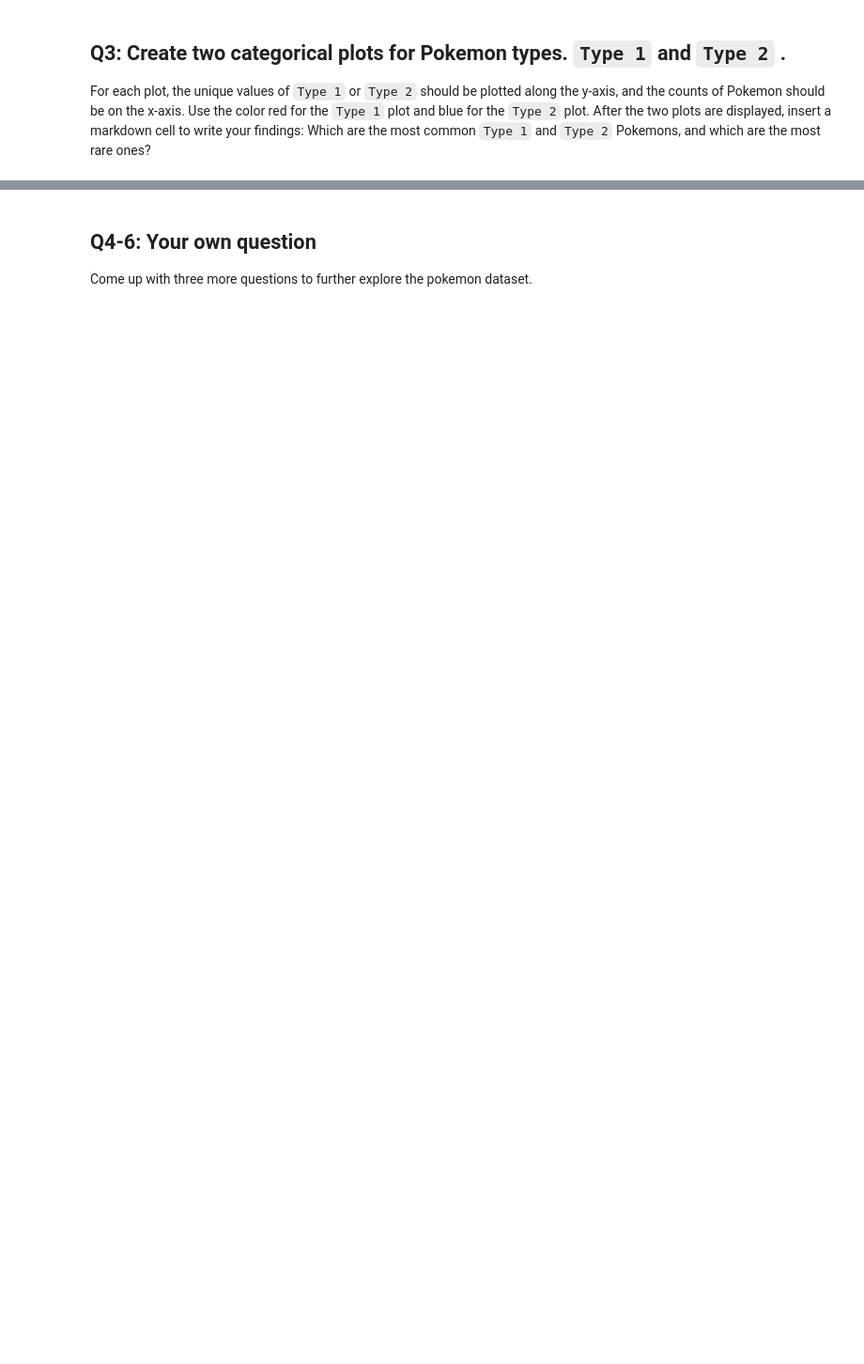
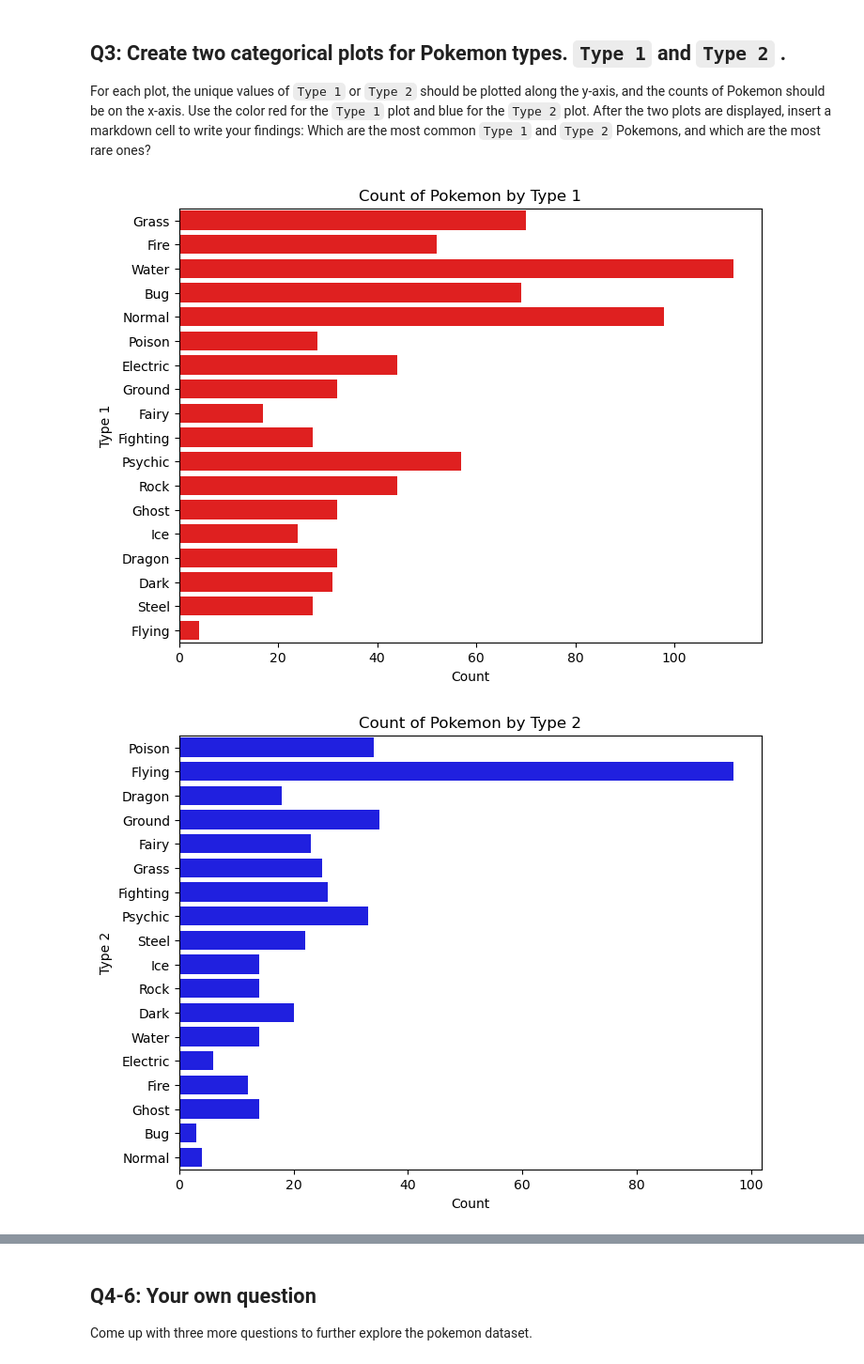
Before and after one commit to CS133-DataVisualization/cl-and-homework-thang-cao13, a Jupyter notebook: Module03_seaborn/M03_HW03_seaborn.ipynb, the cells around one changed output, grey strips where cells are left out. Shown at 94% size. Saved outputs shown, nothing was run; the diff lists cells and outputs as text; code cells hidden in the pictures; blank space fills up the shorter version.

```diff
--- a/Module03_seaborn/M03_HW03_seaborn.ipynb
+++ b/Module03_seaborn/M03_HW03_seaborn.ipynb
@@ -48,0 +80,29 @@ For each plot, the unique values of `Type 1` or `Type 2` should be plotted along
+# %%
+# Type 1
+plt.figure(figsize=(8,6))
+sns.countplot(
+    data=pokemon,
+    y='Type 1',
+    color='red'
+)
+
+plt.title('Count of Pokemon by Type 1')
+plt.xlabel('Count')
+plt.ylabel('Type 1')
+plt.show()
+
+# Type 2
+plt.figure(figsize=(8,6))
+sns.countplot(
+    data=pokemon,
+    y='Type 2',
+    color='blue'
+)
+
+plt.title('Count of Pokemon by Type 2')
+plt.xlabel('Count')
+plt.ylabel('Type 2')
+plt.show()
+# %% [output]
+[figure, added]
+[figure, added]
```
Also changed, not shown: parts of 13 cells of this notebook.
